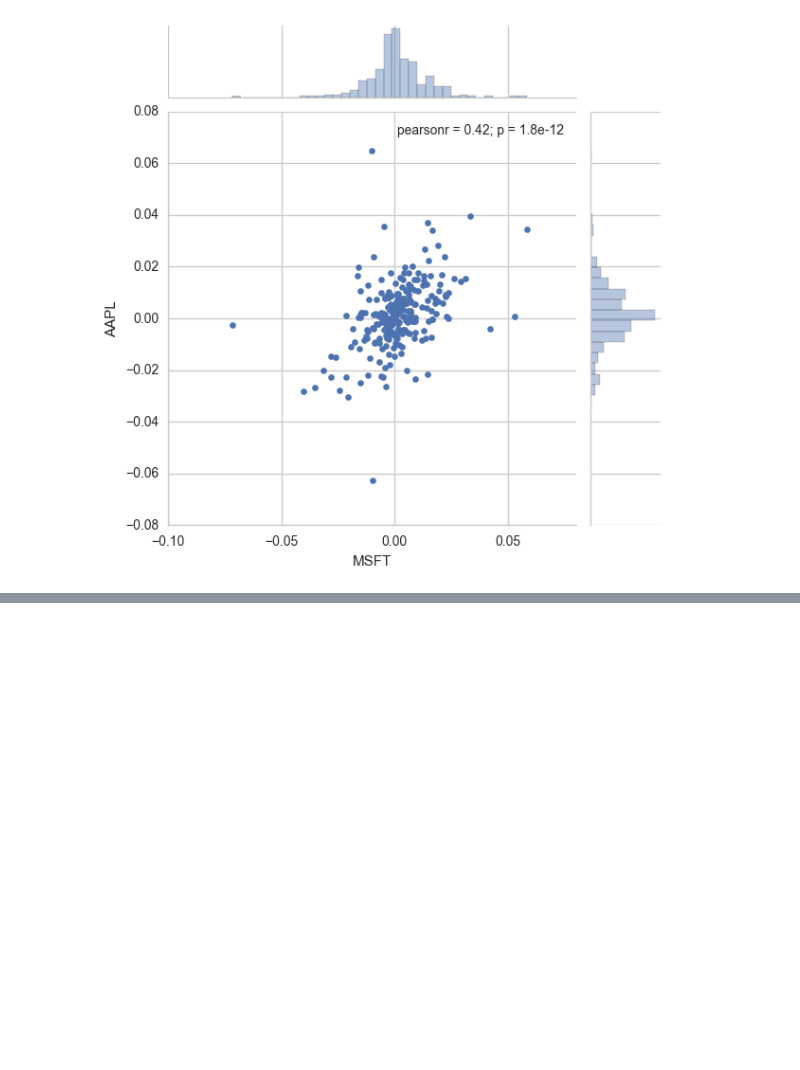
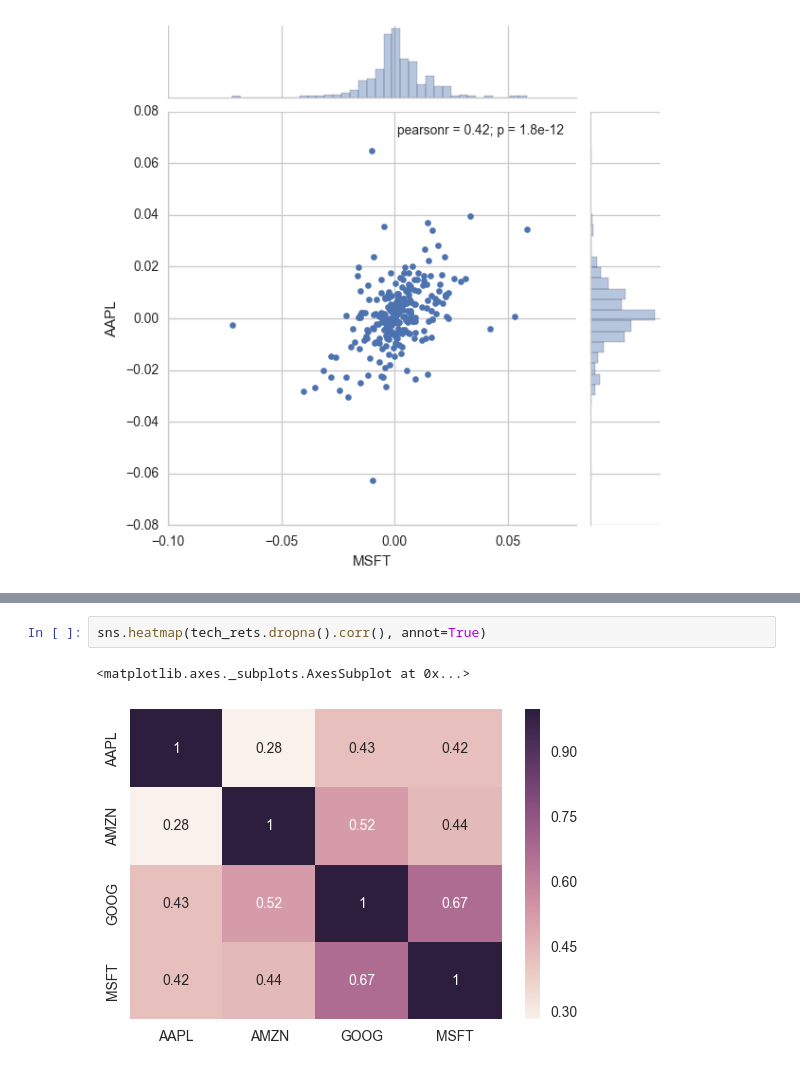
Before and after one commit to thatguyandy27/python-sandbox, a Jupyter notebook: l9/Stock Market Data Analysis Project.ipynb, the cells around one changed output, grey strips where cells are left out. Saved outputs shown, nothing was run; the diff lists cells and outputs as text; blank space fills up the shorter version.

```diff
--- a/l9/Stock Market Data Analysis Project.ipynb
+++ b/l9/Stock Market Data Analysis Project.ipynb
@@ -95,0 +119,5 @@ sns.jointplot('MSFT', 'AAPL', tech_rets, kind='scatter')
+# %%
+sns.heatmap(tech_rets.dropna().corr(), annot=True)
+# %% [output]
+<matplotlib.axes._subplots.AxesSubplot at 0x...>
+[figure, added]
```
Also changed, not shown: parts of 4 cells of this notebook.
